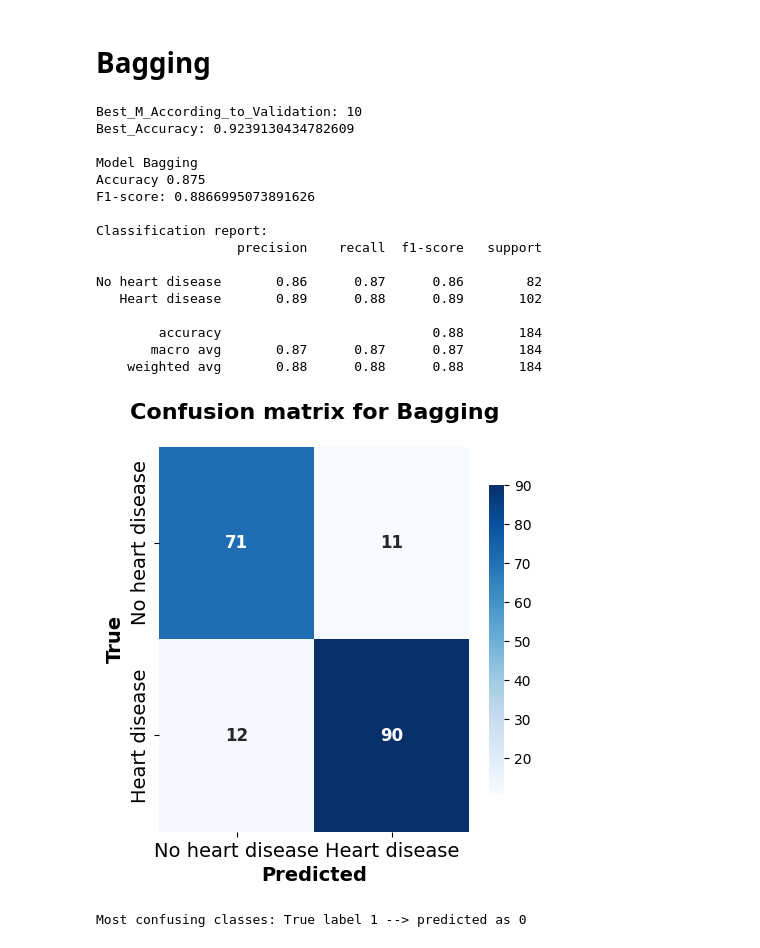
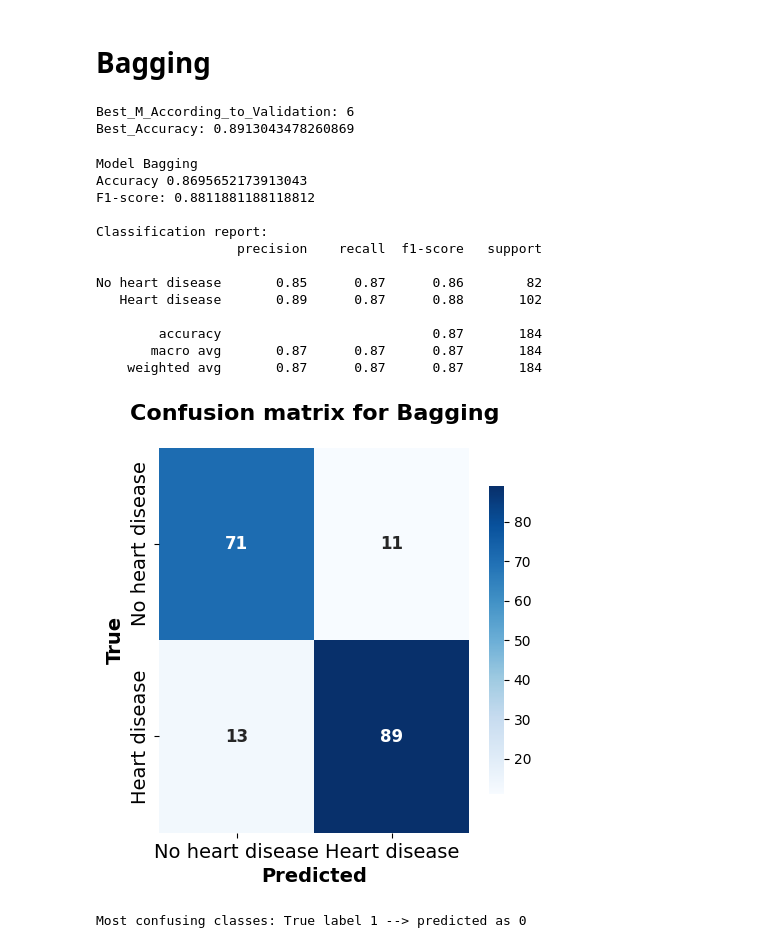
Before and after one commit to HagerMelook/Heart-Failure-Classification, a Jupyter notebook: HeartFailureClassification.ipynb, the cells around one changed output. Cells and saved outputs as stored; diff of their text form; code cells hidden in the pictures.

Commit message:
Fix the randomeness part

```diff
--- a/HeartFailureClassification.ipynb
+++ b/HeartFailureClassification.ipynb
@@ -378,9 +378,8 @@ Test => correct : 155, training set accuracy: 0.842391304347826
 # Bagging
 # %%
 class Bagging_Classifier:
-    np.random.seed(42)
-    def train_single_model(self):
-            X_resampled, y_resampled = resample(X_train, y_train, replace=True , random_state=np.random.randint(1, 100))
+    def train_single_model(self, m):
+            X_resampled, y_resampled = resample(X_train, y_train, replace=True, random_state=m)
             decision_tree_model = DecisionTreeClassifier()
             decision_tree_model.fit(X_resampled, y_resampled)
             return decision_tree_model
@@ -402,38 +401,37 @@ class Bagging_Classifier:
 # %%
 best_m = 1
 best_accuracy = 0
 best_models = []
 Bagging_classifier = Bagging_Classifier()
 m_models = []
 for m in range(1, 31):
-    m_models.append(Bagging_classifier.train_single_model())
+    m_models.append(Bagging_classifier.train_single_model(m))
     accuracy = Bagging_classifier.validate_bagging_model(m_models)
     if(accuracy > best_accuracy):
         best_accuracy = accuracy
         best_m = m
         best_models = m_models
 
 print(f"Best_M_According_to_Validation: {best_m}")
 print(f"Best_Accuracy: {best_accuracy}\n")
 
 bagging_eval = ModelEvaluator(best_models,"Bagging")
 bagging_eval.summarize_bagging(X_test, y_test)
 # %% [output]
-Best_M_According_to_Validation: 10
-Best_Accuracy: 0.9239130434782609
-
-Model Bagging
-Accuracy 0.875
-F1-score: 0.8866995073891626
-
-Classification report:
-                  precision    recall  f1-score   support
-
-No heart disease       0.86      0.87      0.86        82
-   Heart disease       0.89      0.88      0.89       102
-
-        accuracy                           0.88       184
-       macro avg       0.87      0.87      0.87       184
-    weighted avg       0.88      0.88      0.88       184
+Best_M_According_to_Validation: 6
+Best_Accuracy: 0.8913043478260869
+Model Bagging
+Accuracy 0.8695652173913043
+F1-score: 0.8811881188118812
+
+Classification report:
+                  precision    recall  f1-score   support
+
+No heart disease       0.85      0.87      0.86        82
+   Heart disease       0.89      0.87      0.88       102
+
+        accuracy                           0.87       184
+       macro avg       0.87      0.87      0.87       184
+    weighted avg       0.87      0.87      0.87       184
-[figure, old version]
+[figure, new version]
-Most confusing classes: True label 1 --> predicted as 0
+Most confusing classes: True label 1 --> predicted as 0
```
